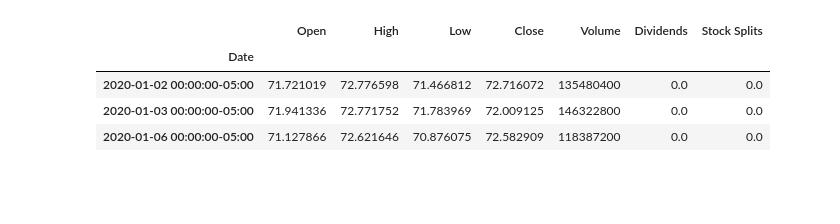
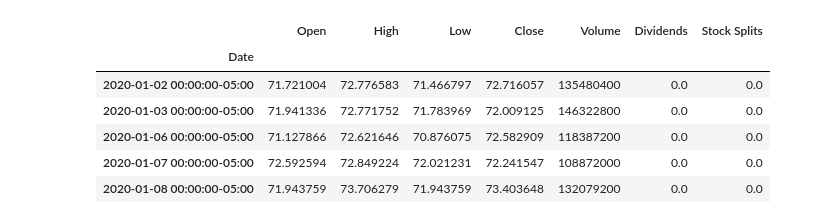
Before and after one commit to EuiSeob/mysite, a Jupyter notebook: test.ipynb, the cells around one changed output. Cells and saved outputs as stored; diff of their text form; code cells hidden in the pictures; blank space fills up the shorter version.

```diff
--- a/test.ipynb
+++ b/test.ipynb
@@ -9,13 +9,15 @@ input_time = '2020-01-01'
 # 데이터 로드
 df = invest.load_data(input_code, input_time)
 # %%
-df.head(3)
+df.head()
 # %% [output]
 |  | Open | High | Low | Close | Volume | Dividends | Stock Splits |
 | Date |  |  |  |  |  |  |  |
-| 2020-01-02 00:00:00-05:00 | 71.721019 | 72.776598 | 71.466812 | 72.716072 | 135480400 | 0.0 | 0.0 |
+| 2020-01-02 00:00:00-05:00 | 71.721004 | 72.776583 | 71.466797 | 72.716057 | 135480400 | 0.0 | 0.0 |
 | 2020-01-03 00:00:00-05:00 | 71.941336 | 72.771752 | 71.783969 | 72.009125 | 146322800 | 0.0 | 0.0 |
 | 2020-01-06 00:00:00-05:00 | 71.127866 | 72.621646 | 70.876075 | 72.582909 | 118387200 | 0.0 | 0.0 |
+| 2020-01-07 00:00:00-05:00 | 72.592594 | 72.849224 | 72.021231 | 72.241547 | 108872000 | 0.0 | 0.0 |
+| 2020-01-08 00:00:00-05:00 | 71.943759 | 73.706279 | 71.943759 | 73.403648 | 132079200 | 0.0 | 0.0 |
 # %%
 # Invest라는 class 생성
 invest_class = invest.Invest(
```
Also changed, not shown: parts of 10 cells of this notebook, 10 other files.
